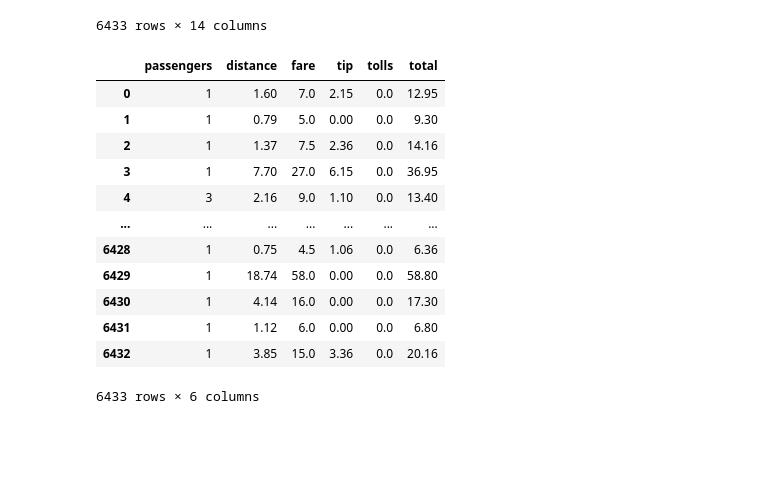
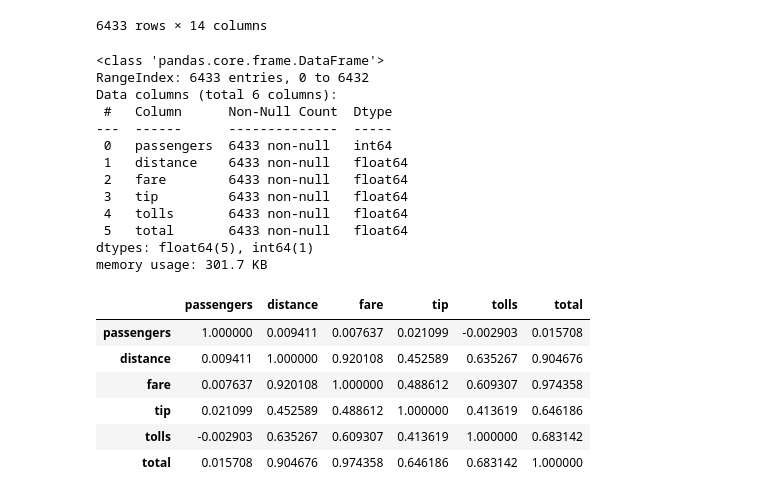
Before and after one commit to omarFlores72/mineria_datos_mike, a Jupyter notebook: taxi.ipynb, the cells around one changed output. Cells and saved outputs as stored; diff of their text form; code cells hidden in the pictures; blank space fills up the shorter version.

```diff
--- a/taxi.ipynb
+++ b/taxi.ipynb
@@ -22,18 +22,28 @@ df2
 # %%
 df_total=df2[["passengers", "distance", "fare", "tip", "tolls", "total"]]
 df_total
-df_total.describe()
+df_total.info()
 # %% [output]
-|  | passengers | distance | fare | tip | tolls | total |
-| 0 | 1 | 1.60 | 7.0 | 2.15 | 0.0 | 12.95 |
-| 1 | 1 | 0.79 | 5.0 | 0.00 | 0.0 | 9.30 |
-| 2 | 1 | 1.37 | 7.5 | 2.36 | 0.0 | 14.16 |
-| 3 | 1 | 7.70 | 27.0 | 6.15 | 0.0 | 36.95 |
-| 4 | 3 | 2.16 | 9.0 | 1.10 | 0.0 | 13.40 |
-| ... | ... | ... | ... | ... | ... | ... |
-| 6428 | 1 | 0.75 | 4.5 | 1.06 | 0.0 | 6.36 |
-| 6429 | 1 | 18.74 | 58.0 | 0.00 | 0.0 | 58.80 |
-| 6430 | 1 | 4.14 | 16.0 | 0.00 | 0.0 | 17.30 |
-| 6431 | 1 | 1.12 | 6.0 | 0.00 | 0.0 | 6.80 |
-| 6432 | 1 | 3.85 | 15.0 | 3.36 | 0.0 | 20.16 |
-6433 rows × 6 columns
+<class 'pandas.core.frame.DataFrame'>
+RangeIndex: 6433 entries, 0 to 6432
+Data columns (total 6 columns):
+ #   Column      Non-Null Count  Dtype
+---  ------      --------------  -----
+ 0   passengers  6433 non-null   int64
+ 1   distance    6433 non-null   float64
+ 2   fare        6433 non-null   float64
+ 3   tip         6433 non-null   float64
+ 4   tolls       6433 non-null   float64
+ 5   total       6433 non-null   float64
+dtypes: float64(5), int64(1)
+memory usage: 301.7 KB
+# %%
+df_total.corr()
+# %% [output]
+|  | passengers | distance | fare | tip | tolls | total |
+| passengers | 1.000000 | 0.009411 | 0.007637 | 0.021099 | -0.002903 | 0.015708 |
+| distance | 0.009411 | 1.000000 | 0.920108 | 0.452589 | 0.635267 | 0.904676 |
+| fare | 0.007637 | 0.920108 | 1.000000 | 0.488612 | 0.609307 | 0.974358 |
+| tip | 0.021099 | 0.452589 | 0.488612 | 1.000000 | 0.413619 | 0.646186 |
+| tolls | -0.002903 | 0.635267 | 0.609307 | 0.413619 | 1.000000 | 0.683142 |
+| total | 0.015708 | 0.904676 | 0.974358 | 0.646186 | 0.683142 | 1.000000 |
```
Also changed, not shown: parts of 4 cells of this notebook, 8 other files.
